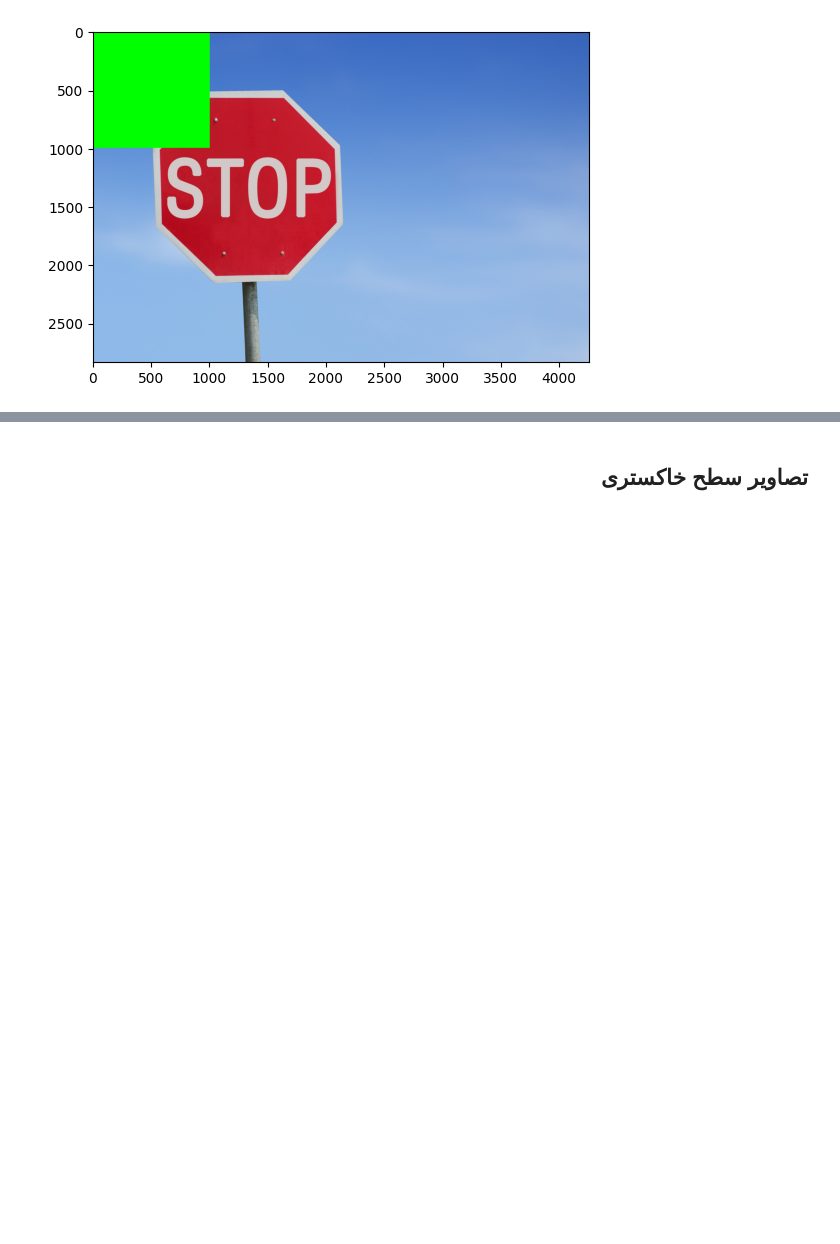
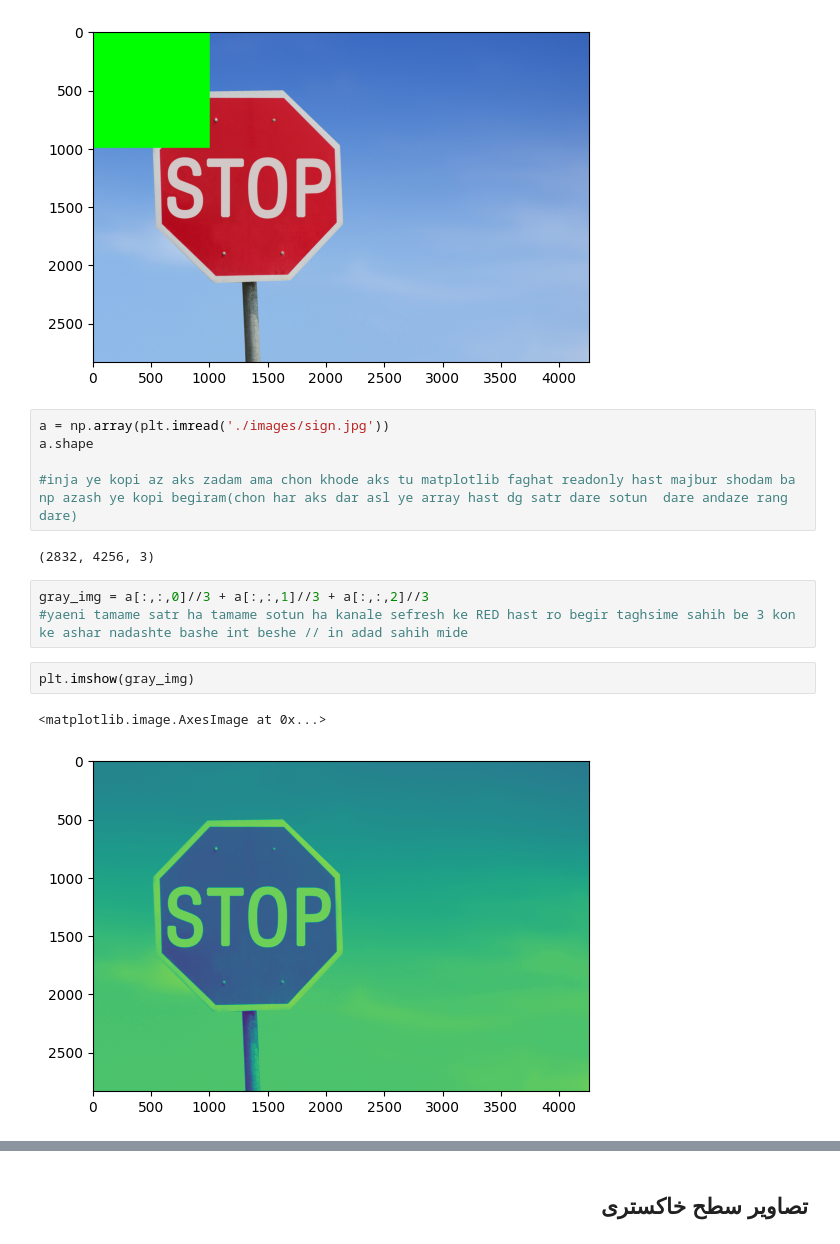
Before and after one commit to mohamadtorres/ML_Class, a Jupyter notebook: 02_Intro2image.ipynb, the cells around one changed output, grey strips where cells are left out. Drawn from its saved outputs; the diff is of its cells as text; blank space fills up the shorter version.

```diff
--- a/02_Intro2image.ipynb
+++ b/02_Intro2image.ipynb
@@ -91,3 +91,18 @@ plt.imshow(data)
 plt.show()
 # %% [output]
 [figure]
+# %%
+a = np.array(plt.imread('./images/sign.jpg'))
+a.shape
+
+#inja ye kopi az aks zadam ama chon khode aks tu matplotlib faghat readonly hast majbur shodam ba np azash ye kopi begiram(chon har aks dar asl ye array hast dg satr dare sotun  dare andaze rang dare)
+# %% [output]
+(2832, 4256, 3)
+# %%
+gray_img = a[:,:,0]//3 + a[:,:,1]//3 + a[:,:,2]//3
+#yaeni tamame satr ha tamame sotun ha kanale sefresh ke RED hast ro begir taghsime sahih be 3 kon ke ashar nadashte bashe int beshe // in adad sahih mide
+# %%
+plt.imshow(gray_img)
+# %% [output]
+<matplotlib.image.AxesImage at 0x...>
+[figure, added]
```
Also changed, not shown: parts of 5 cells of this notebook.
